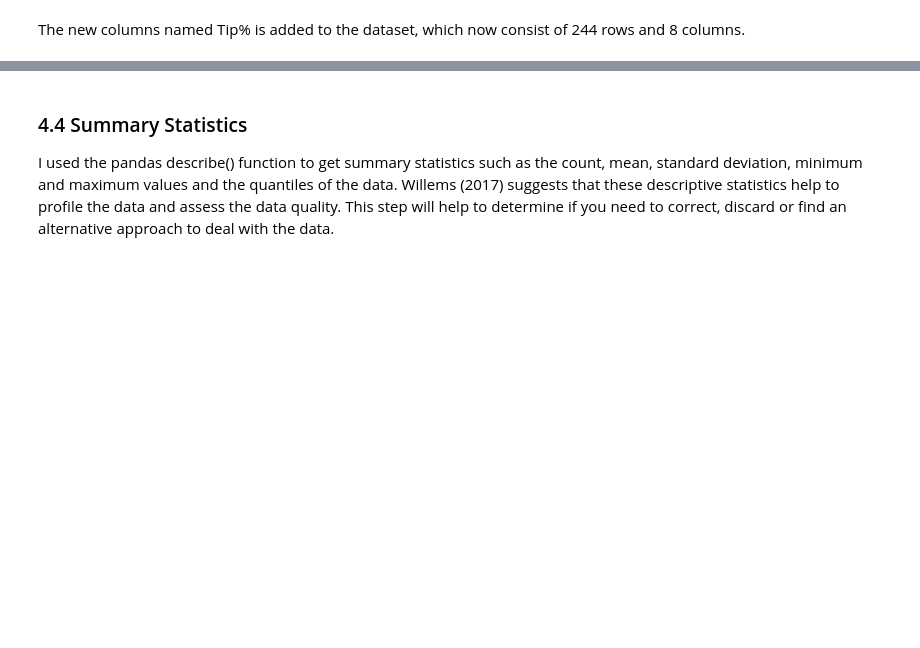
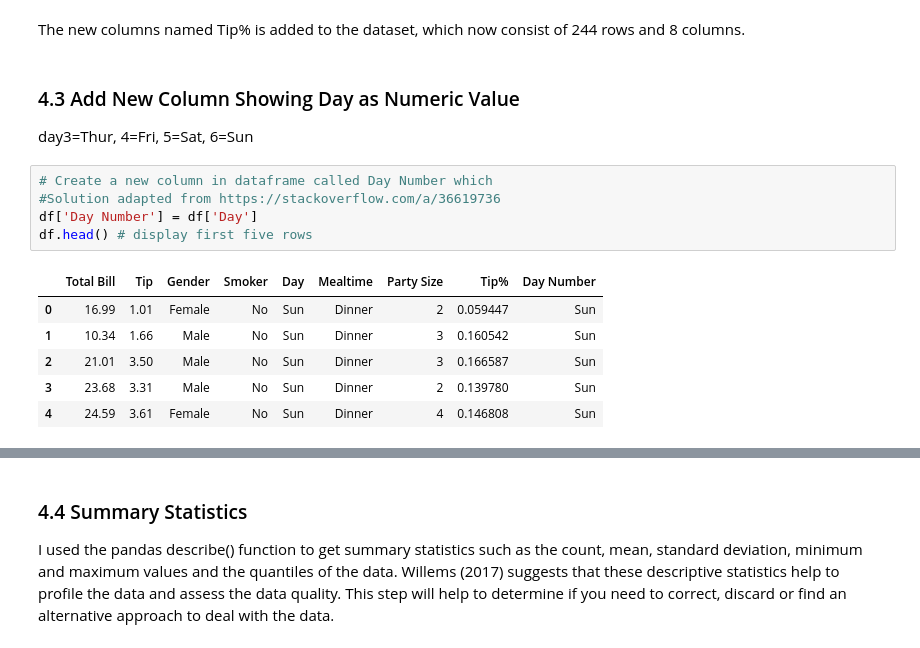
Before and after one commit to pcaulfie/fundamentals-project, a Jupyter notebook: Fundamentals of Data Analysis.ipynb, the cells around one changed output, grey strips where cells are left out. Cells and saved outputs as stored; diff of their text form; blank space fills up the shorter version.

```diff
--- a/Fundamentals of Data Analysis.ipynb
+++ b/Fundamentals of Data Analysis.ipynb
@@ -137,3 +137,18 @@ df.head() # display first five rows
 | 4 | 24.59 | 3.61 | Female | No | Sun | Dinner | 4 | 0.146808 |
 # %% [markdown]
 The new columns named Tip% is added to the dataset, which now consist of 244 rows and 8 columns.
+# %% [markdown]
+### 4.3 Add New Column Showing Day as Numeric Value
+day3=Thur, 4=Fri, 5=Sat, 6=Sun
+# %%
+# Create a new column in dataframe called Day Number which
+#Solution adapted from https://stackoverflow.com/a/36619736
+df['Day Number'] = df['Day']
+df.head() # display first five rows
+# %% [output]
+|  | Total Bill | Tip | Gender | Smoker | Day | Mealtime | Party Size | Tip% | Day Number |
+| 0 | 16.99 | 1.01 | Female | No | Sun | Dinner | 2 | 0.059447 | Sun |
+| 1 | 10.34 | 1.66 | Male | No | Sun | Dinner | 3 | 0.160542 | Sun |
+| 2 | 21.01 | 3.50 | Male | No | Sun | Dinner | 3 | 0.166587 | Sun |
+| 3 | 23.68 | 3.31 | Male | No | Sun | Dinner | 2 | 0.139780 | Sun |
+| 4 | 24.59 | 3.61 | Female | No | Sun | Dinner | 4 | 0.146808 | Sun |
```
Also changed, not shown: parts of 3 cells of this notebook.
